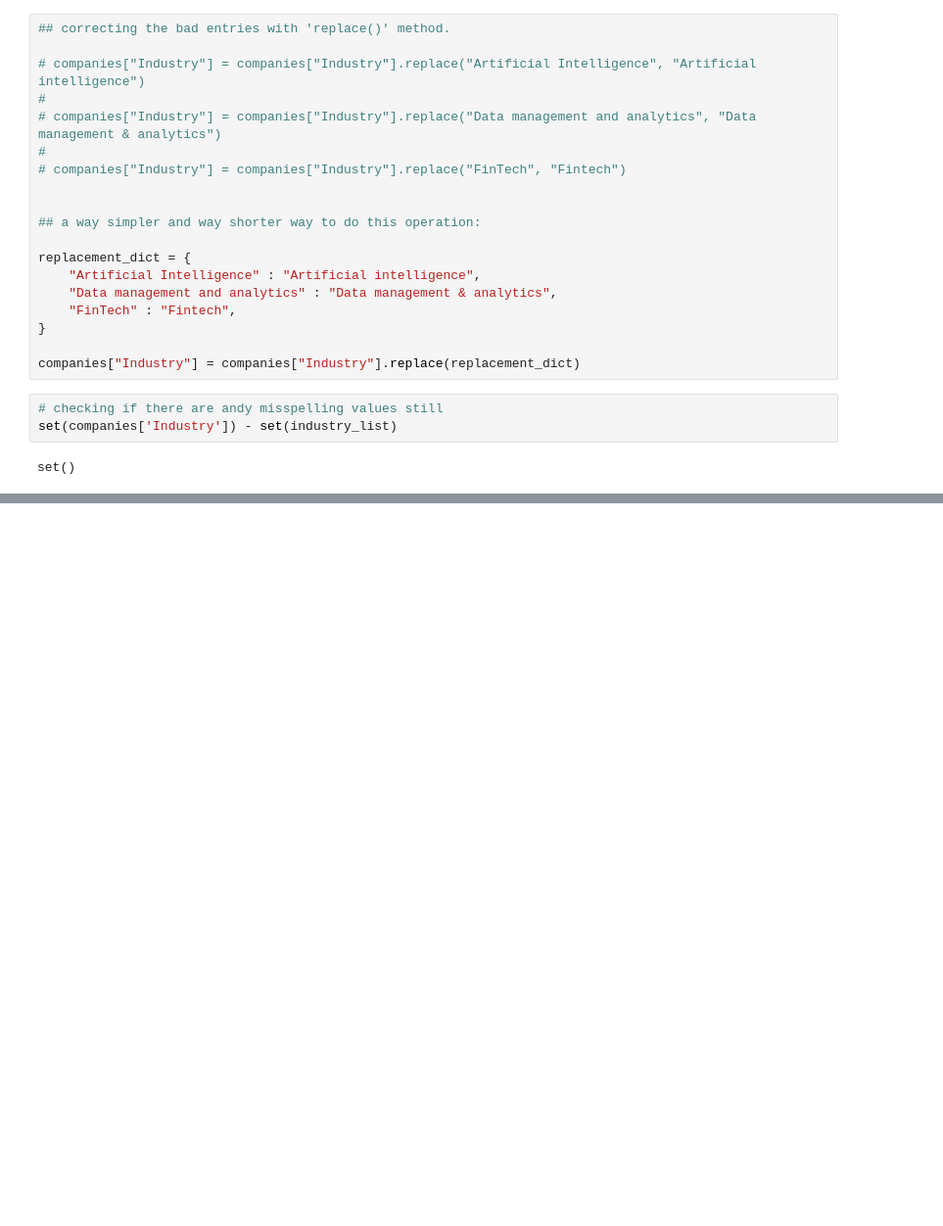
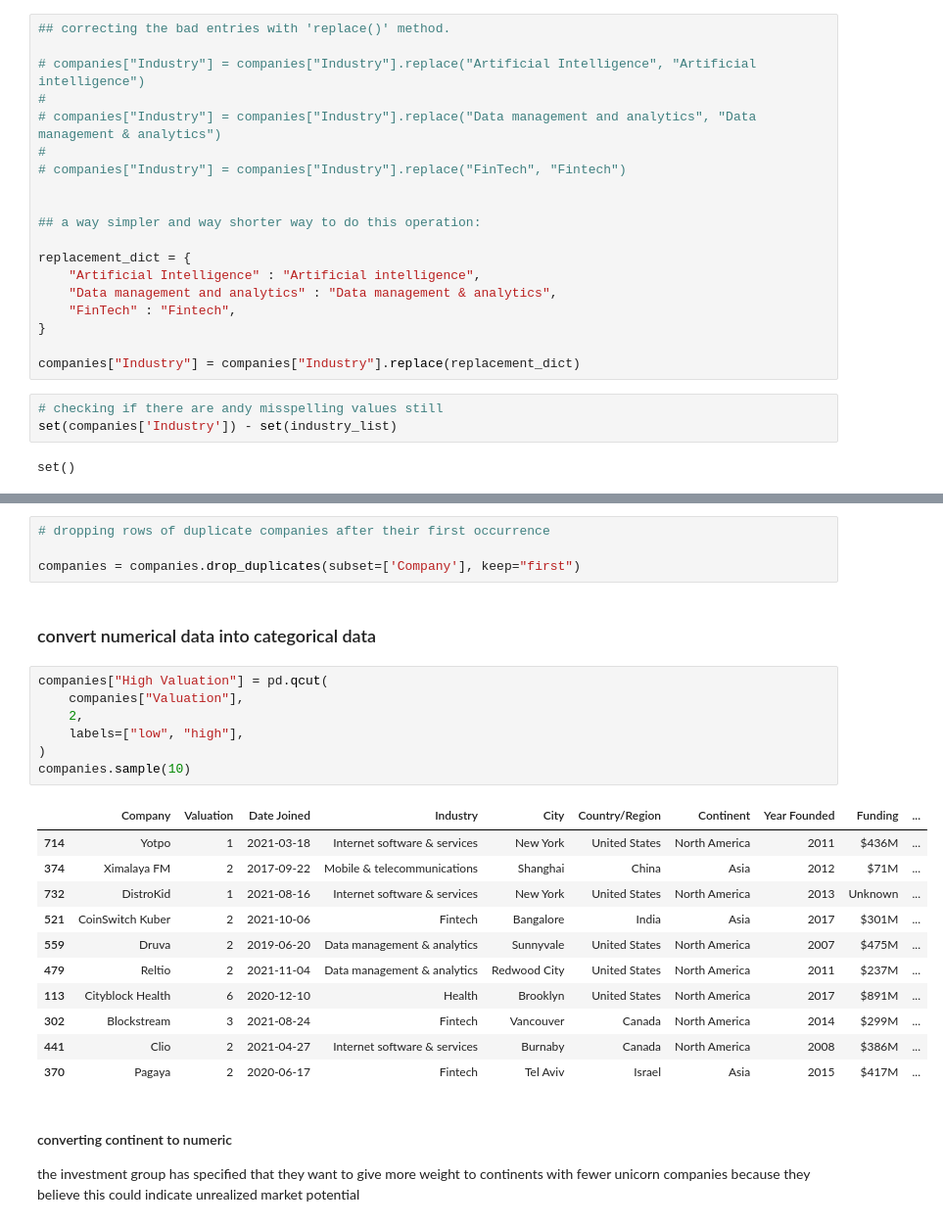
Before and after one commit to yildizramazan/daily-lightning-strikes, a Jupyter notebook: validate-and-clean-data.ipynb, the cells around one changed output, grey strips where cells are left out. Shown at 98% size. Cells and saved outputs as stored; diff of their text form; blank space fills up the shorter version.

```diff
--- a/validate-and-clean-data.ipynb
+++ b/validate-and-clean-data.ipynb
@@ -140,0 +151,29 @@ set()
+# %%
+# dropping rows of duplicate companies after their first occurrence
+
+companies = companies.drop_duplicates(subset=['Company'], keep="first")
+# %% [markdown]
+### convert numerical data into categorical data
+# %%
+companies["High Valuation"] = pd.qcut(
+    companies["Valuation"],
+    2,
+    labels=["low", "high"],
+)
+companies.sample(10)
+# %% [output]
+|  | Company | Valuation | Date Joined | Industry | City | Country/Region | Continent | Year Founded | Funding | ... |
+| 714 | Yotpo | 1 | 2021-03-18 | Internet software & services | New York | United States | North America | 2011 | $436M | ... |
+| 374 | Ximalaya FM | 2 | 2017-09-22 | Mobile & telecommunications | Shanghai | China | Asia | 2012 | $71M | ... |
+| 732 | DistroKid | 1 | 2021-08-16 | Internet software & services | New York | United States | North America | 2013 | Unknown | ... |
+| 521 | CoinSwitch Kuber | 2 | 2021-10-06 | Fintech | Bangalore | India | Asia | 2017 | $301M | ... |
+| 559 | Druva | 2 | 2019-06-20 | Data management & analytics | Sunnyvale | United States | North America | 2007 | $475M | ... |
+| 479 | Reltio | 2 | 2021-11-04 | Data management & analytics | Redwood City | United States | North America | 2011 | $237M | ... |
+| 113 | Cityblock Health | 6 | 2020-12-10 | Health | Brooklyn | United States | North America | 2017 | $891M | ... |
+| 302 | Blockstream | 3 | 2021-08-24 | Fintech | Vancouver | Canada | North America | 2014 | $299M | ... |
+| 441 | Clio | 2 | 2021-04-27 | Internet software & services | Burnaby | Canada | North America | 2008 | $386M | ... |
+| 370 | Pagaya | 2 | 2020-06-17 | Fintech | Tel Aviv | Israel | Asia | 2015 | $417M | ... |
+# %% [markdown]
+#### converting continent to numeric
+
+the investment group has specified that they want to give more weight to continents with fewer unicorn companies because they believe this could indicate unrealized market potential
```
Also changed, not shown: parts of 7 cells of this notebook.
